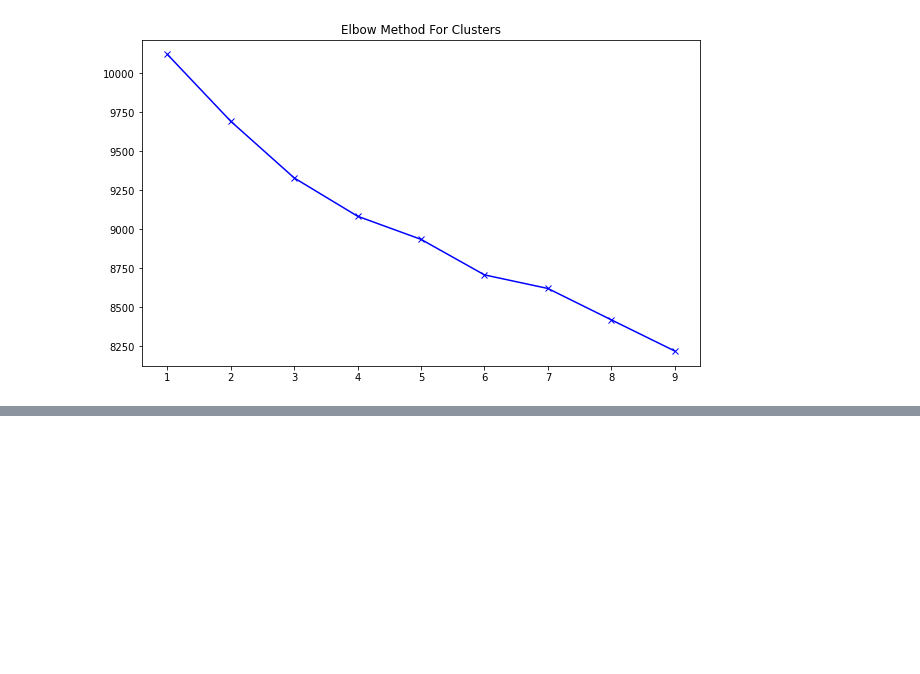
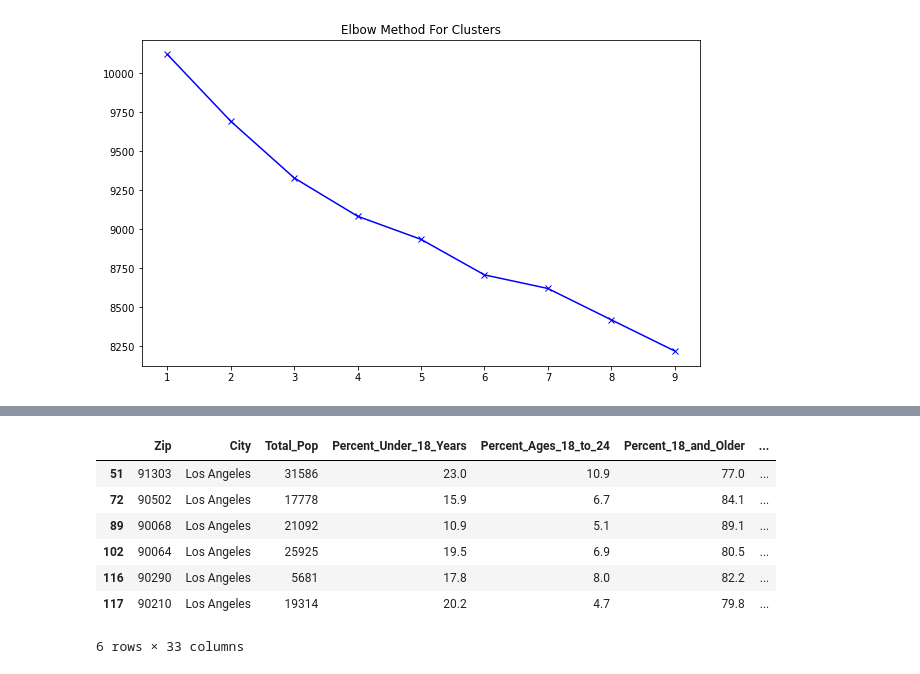
Before and after one commit to MarcLeslie/23-Final_Project, a Jupyter notebook: ETL/ML_notebooks/venue_information.ipynb, the cells around one changed output, grey strips where cells are left out. Drawn from its saved outputs; the diff is of its cells as text; code cells hidden in the pictures; blank space fills up the shorter version.

```diff
--- a/ETL/ML_notebooks/venue_information.ipynb
+++ b/ETL/ML_notebooks/venue_information.ipynb
@@ -230,0 +284,11 @@ Text(0.5, 1.0, 'Elbow Method For Clusters')
+# %%
+laDFMerged.loc[laDFMerged['Cluster Labels'] == 2, laDFMerged.columns[[0] + list(range(4, laDFMerged.shape[1]))]]
+# %% [output]
+|  | Zip | City | Total_Pop | Percent_Under_18_Years | Percent_Ages_18_to_24 | Percent_18_and_Older | ... |
+| 51 | 91303 | Los Angeles | 31586 | 23.0 | 10.9 | 77.0 | ... |
+| 72 | 90502 | Los Angeles | 17778 | 15.9 | 6.7 | 84.1 | ... |
+| 89 | 90068 | Los Angeles | 21092 | 10.9 | 5.1 | 89.1 | ... |
+| 102 | 90064 | Los Angeles | 25925 | 19.5 | 6.9 | 80.5 | ... |
+| 116 | 90290 | Los Angeles | 5681 | 17.8 | 8.0 | 82.2 | ... |
+| 117 | 90210 | Los Angeles | 19314 | 20.2 | 4.7 | 79.8 | ... |
+6 rows × 33 columns
```
Also changed, not shown: parts of 8 cells of this notebook, 1 other file.
